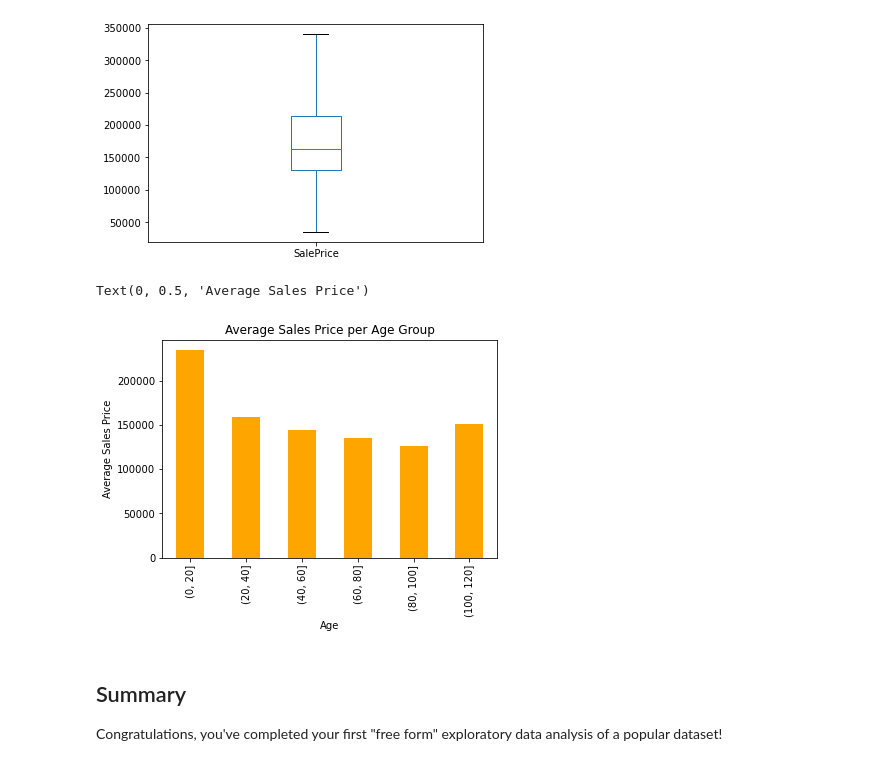
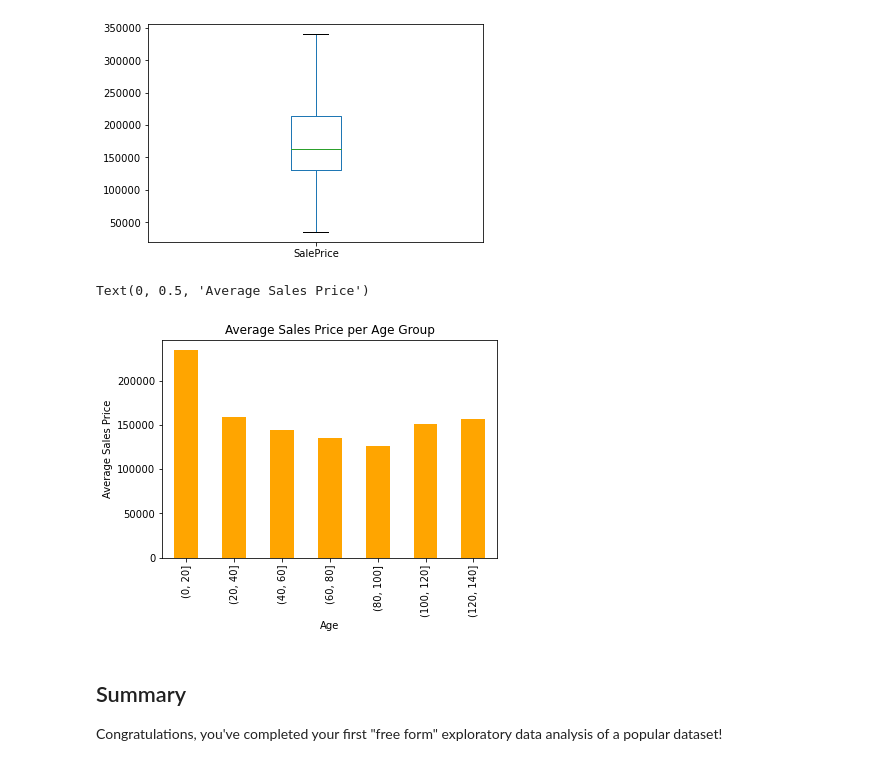
Before and after one commit to chibui191/dsc-project-eda-with-pandas, a Jupyter notebook: index.ipynb, the cells around one changed output. Cells and saved outputs as stored; diff of their text form; code cells hidden in the pictures.

Commit message:
Change AgeSold grouping

```diff
--- a/index.ipynb
+++ b/index.ipynb
@@ -314,14 +314,14 @@ Name: SalePrice, dtype: float64
 # Perform an Exploration of home values by age
 df['AgeSold'] = df.YrSold - df.YearBuilt
 # %%
-age_mean = df.groupby(pd.cut(df["AgeSold"], np.arange(0, 140, 20))).SalePrice.mean()
+age_mean = df.groupby(pd.cut(df["AgeSold"], np.arange(0, 160, 20))).SalePrice.mean()
 ax = age_mean.plot.bar(color='orange')
 ax.set_title('Average Sales Price per Age Group')
 ax.set_xlabel('Age')
 ax.set_ylabel('Average Sales Price')
 # %% [output]
 Text(0, 0.5, 'Average Sales Price')
-[figure, old version]
+[figure, new version]
 # %% [markdown]
 ## Summary
 
```
